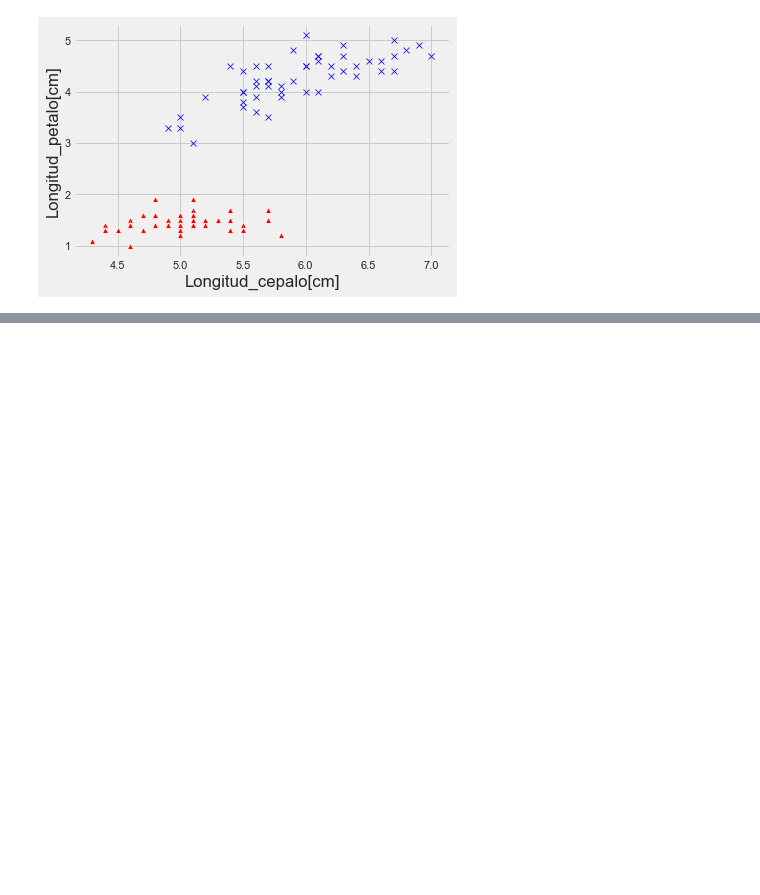
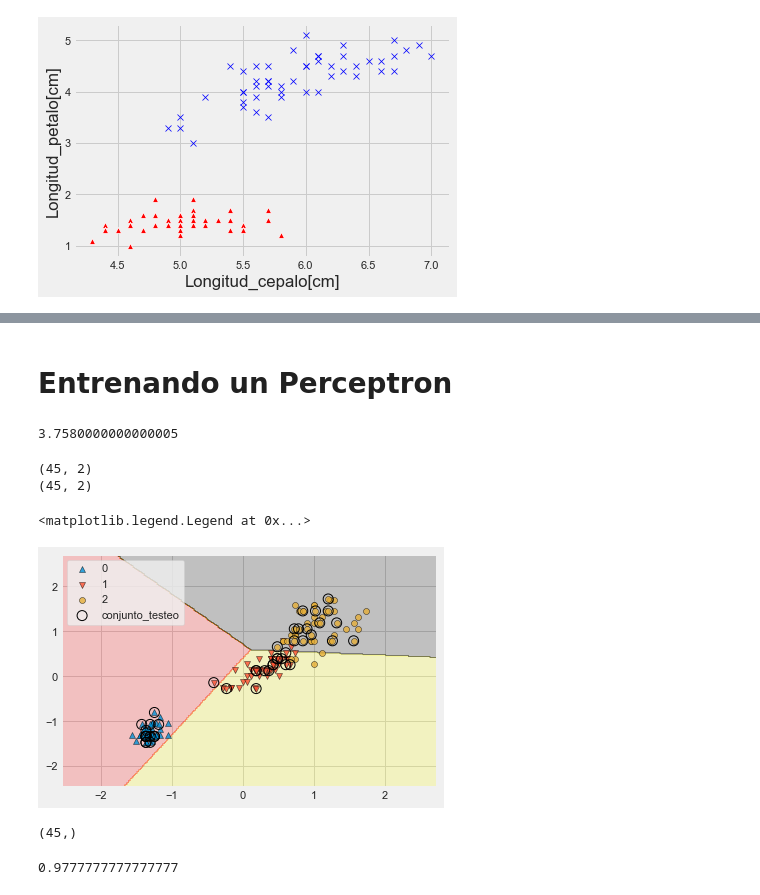
Before and after one commit to ujpinom/ML, a Jupyter notebook: Perceptron.ipynb, the cells around one changed output, grey strips where cells are left out. Saved outputs shown, nothing was run; the diff lists cells and outputs as text; code cells hidden in the pictures; blank space fills up the shorter version.

```diff
--- a/Perceptron.ipynb
+++ b/Perceptron.ipynb
@@ -96,0 +103,41 @@ Text(0, 0.5, 'Longitud_pétalo[cm]')
+# %% [markdown]
+# Entrenando un Perceptron
+# %%
+from sklearn.datasets import load_iris
+X=load_iris().data[:,[2,3]]
+y=load_iris().target
+X[:,0].mean()
+# %% [output]
+3.7580000000000005
+# %%
+from sklearn.model_selection import train_test_split;from sklearn.preprocessing import StandardScaler
+X_train,X_test,y_train,y_test=train_test_split(X,y,test_size=0.3,random_state=1,stratify=y)##asegurar que las etiquetas se
+#escojan en iguales proporciones para el conjunto de entrenamiento y de testeo.
+print(X_test.shape)
+X_train_std=StandardScaler().fit_transform(X_train)
+X_test_std=StandardScaler().fit_transform(X_test)
+
+print(X_test_std.shape)
+# %% [output]
+(45, 2)
+(45, 2)
+# %%
+from sklearn.linear_model import Perceptron;import numpy as np
+
+ppn=Perceptron(n_jobs=40, eta0=0.1, random_state=1)
+ppn.fit(X_train_std,y_train)
+X_train_s=np.vstack((X_train_std,X_test_std))
+yy=np.hstack((y_train,y_test))
+visualizar_fronteras(X_train_s,yy,ppn,muestreo=0.02,test_set=range(105,150))
+plt.legend()
+# %% [output]
+<matplotlib.legend.Legend at 0x...>
+[figure, added]
+# %%
+y_predict=ppn.predict(X_test_std)
+print(y_predict.shape)
+from sklearn.metrics import accuracy_score
+accuracy_score(y_test,y_predict)
+# %% [output]
+(45,)
+0.9777777777777777
```
Also changed, not shown: parts of 2 cells of this notebook, 1 other file.
